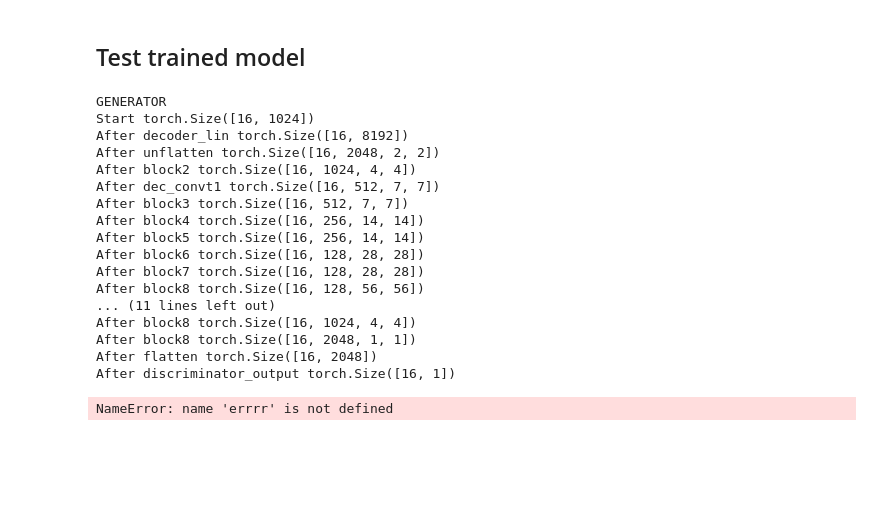
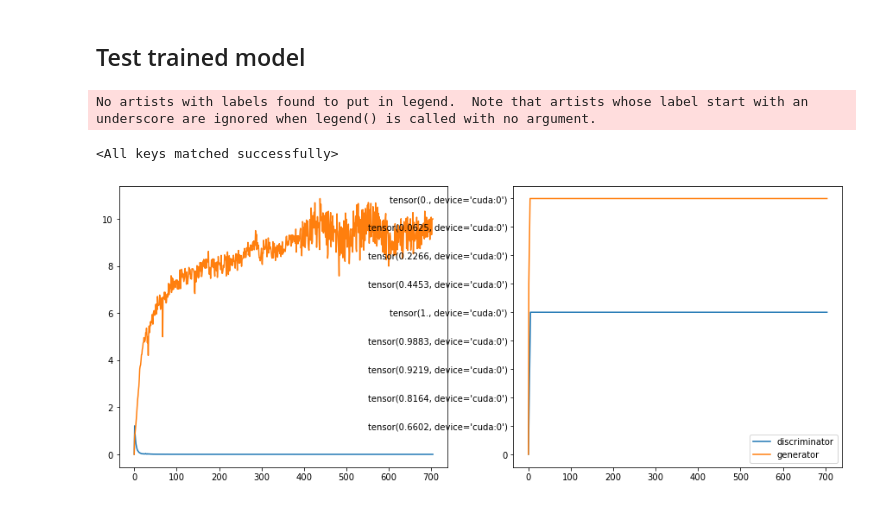
Before and after one commit to arthurviens/genmodel-DCGAN, a Jupyter notebook: gan.ipynb, the cells around one changed output. Saved outputs shown, nothing was run; the diff lists cells and outputs as text; code cells hidden in the pictures; blank space fills up the shorter version.

```diff
--- a/gan.ipynb
+++ b/gan.ipynb
@@ -44,45 +44,34 @@ x.min(), x.max()
 ## Test trained model
 # %%
 model = Generator(z_dim).to(device)
-model2 = Discriminator().to(device)
+#model2 = Discriminator().to(device)
 x = torch.randn(batch_size, z_dim)
 x = x.to(device)
 generated = (model(x))
-model2(generated)
-errrr
+#model2(generated)
-# %% [output]
-GENERATOR
-Start torch.Size([16, 1024])
-After decoder_lin torch.Size([16, 8192])
-After unflatten torch.Size([16, 2048, 2, 2])
-After block2 torch.Size([16, 1024, 4, 4])
-After dec_convt1 torch.Size([16, 512, 7, 7])
-After block3 torch.Size([16, 512, 7, 7])
-After block4 torch.Size([16, 256, 14, 14])
-After block5 torch.Size([16, 256, 14, 14])
-After block6 torch.Size([16, 128, 28, 28])
-After block7 torch.Size([16, 128, 28, 28])
-After block8 torch.Size([16, 128, 56, 56])
-... (11 lines left out)
-After block8 torch.Size([16, 1024, 4, 4])
-After block8 torch.Size([16, 2048, 1, 1])
-After flatten torch.Size([16, 2048])
-After discriminator_output torch.Size([16, 1])
-NameError: name 'errrr' is not defined
 # %%
 import pandas as pd
 fichier = "res-gan-2"
 
 
 model = Generator(z_dim).to(device)
 model2 = Discriminator().to(device)
 losses = pd.read_csv(f"saved_models/{fichier}_losses.csv")
+fig, (ax1, ax2) = plt.subplots(1, 2, figsize=(15,6))
 acc = pd.read_csv(f"saved_models/{fichier}_accs.csv")
-plt.plot(losses.index, losses["discriminator"], label = "discriminator")
-plt.plot(losses.index, losses["generator"], label = "generator")
+ax1.plot(losses.index, losses["discriminator"], label = "discriminator")
+ax1.plot(losses.index, losses["generator"], label = "generator")
+plt.legend()
+plt.grid()
+ax2.plot(acc.index, acc["discriminator"], label = "discriminator")
+ax2.plot(acc.index, acc["generator"], label = "generator")
 plt.legend()
 plt.grid()
 model.load_state_dict(torch.load(f"saved_models/{fichier}_generator.sav"))
+# %% [output]
+No artists with labels found to put in legend.  Note that artists whose label start with an underscore are ignored when legend() is called with no argument.
+<All keys matched successfully>
+[figure, added]
 # %%
 x = torch.randn(batch_size, z_dim)
 i = np.random.randint(15)
```
Also changed, not shown: parts of 3 cells of this notebook, 1 other file.
